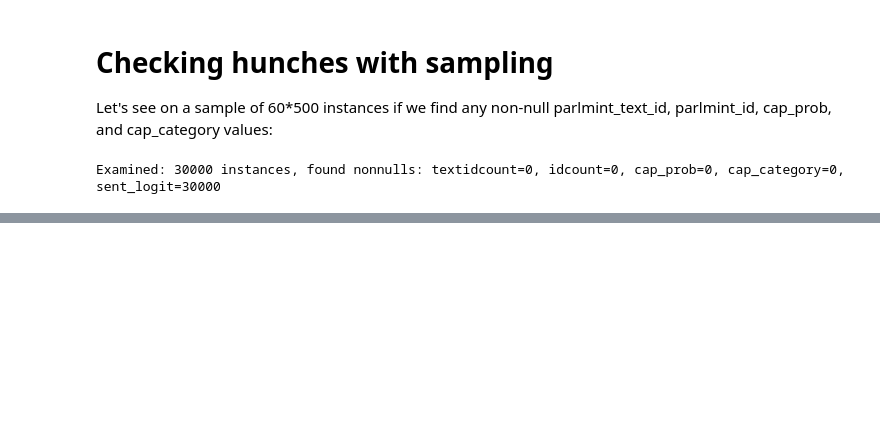
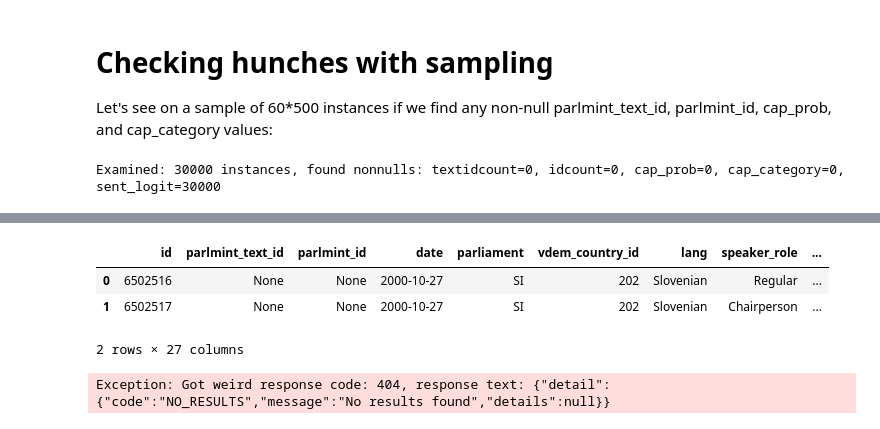
Before and after one commit to 5roop/parlaCAPI, a Jupyter notebook: sandbox.ipynb, the cells around one changed output, grey strips where cells are left out. Cells and saved outputs as stored; diff of their text form; code cells hidden in the pictures; blank space fills up the shorter version.

```diff
--- a/sandbox.ipynb
+++ b/sandbox.ipynb
@@ -207,0 +302,29 @@ Examined: 30000 instances, found nonnulls: textidcount=0, idcount=0, cap_prob=0,
+# %%
+pd.read_parquet("downloaded_data.parquet").head(2)
+# %% [output]
+|  | id | parlmint_text_id | parlmint_id | date | parliament | vdem_country_id | lang | speaker_role | ... |
+| 0 | 6502516 | None | None | 2000-10-27 | SI | 202 | Slovenian | Regular | ... |
+| 1 | 6502517 | None | None | 2000-10-27 | SI | 202 | Slovenian | Chairperson | ... |
+2 rows × 27 columns
+# %%
+url = "https://parlacap.ipipan.waw.pl/"
+
+
+filter = {
+    "filter": {"column": "parliament", "value": "SI", "operator": "="},
+    "limit": 100,
+    "offset": 10_000_000,
+}
+
+response = requests.post(
+    url + "filter",
+    json=filter,
+)
+if not response.status_code == 200:
+    raise Exception(
+        f"Got weird response code: {response.status_code}, response text: {response.text}"
+    )
+
+response.json()
+# %% [output]
+Exception: Got weird response code: 404, response text: {"detail":{"code":"NO_RESULTS","message":"No results found","details":null}}
```
Also changed, not shown: parts of 7 cells of this notebook, 6 other files.
